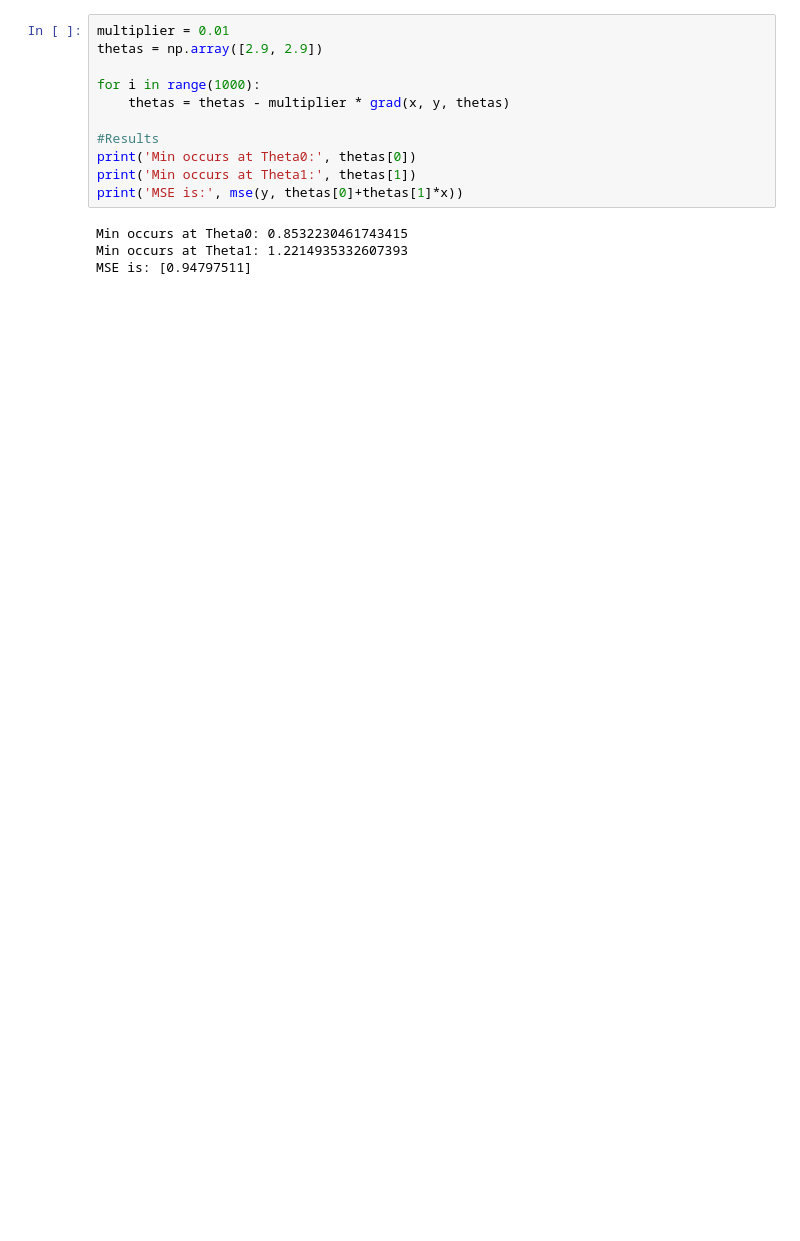
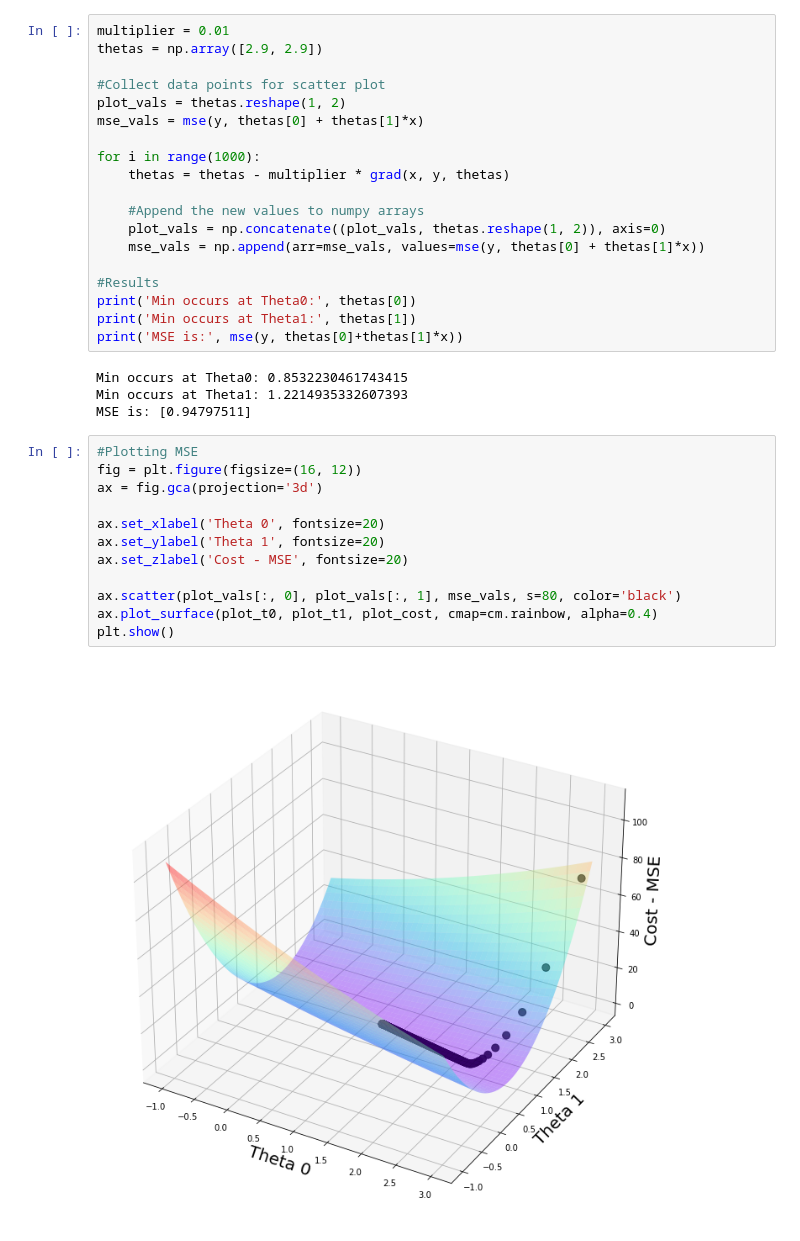
Before and after one commit to BeckMarquez/DataScience, a Jupyter notebook: Real Cost Function/Real Cost Function.ipynb, the cells around one changed output. Saved outputs shown, nothing was run; the diff lists cells and outputs as text; blank space fills up the shorter version.

```diff
--- a/Real Cost Function/Real Cost Function.ipynb
+++ b/Real Cost Function/Real Cost Function.ipynb
@@ -149,8 +149,16 @@ def grad(x, y, thetas):
 multiplier = 0.01
 thetas = np.array([2.9, 2.9])
 
+#Collect data points for scatter plot
+plot_vals = thetas.reshape(1, 2)
+mse_vals = mse(y, thetas[0] + thetas[1]*x)
+
 for i in range(1000):
     thetas = thetas - multiplier * grad(x, y, thetas)
+
+    #Append the new values to numpy arrays
+    plot_vals = np.concatenate((plot_vals, thetas.reshape(1, 2)), axis=0)
+    mse_vals = np.append(arr=mse_vals, values=mse(y, thetas[0] + thetas[1]*x))
 
 #Results
 print('Min occurs at Theta0:', thetas[0])
@@ -160,3 +168,17 @@ print('MSE is:', mse(y, thetas[0]+thetas[1]*x))
 Min occurs at Theta0: 0.8532230461743415
 Min occurs at Theta1: 1.2214935332607393
 MSE is: [0.94797511]
+# %%
+#Plotting MSE
+fig = plt.figure(figsize=(16, 12))
+ax = fig.gca(projection='3d')
+
+ax.set_xlabel('Theta 0', fontsize=20)
+ax.set_ylabel('Theta 1', fontsize=20)
+ax.set_zlabel('Cost - MSE', fontsize=20)
+
+ax.scatter(plot_vals[:, 0], plot_vals[:, 1], mse_vals, s=80, color='black')
+ax.plot_surface(plot_t0, plot_t1, plot_cost, cmap=cm.rainbow, alpha=0.4)
+plt.show()
+# %% [output]
+[figure, added]
```
